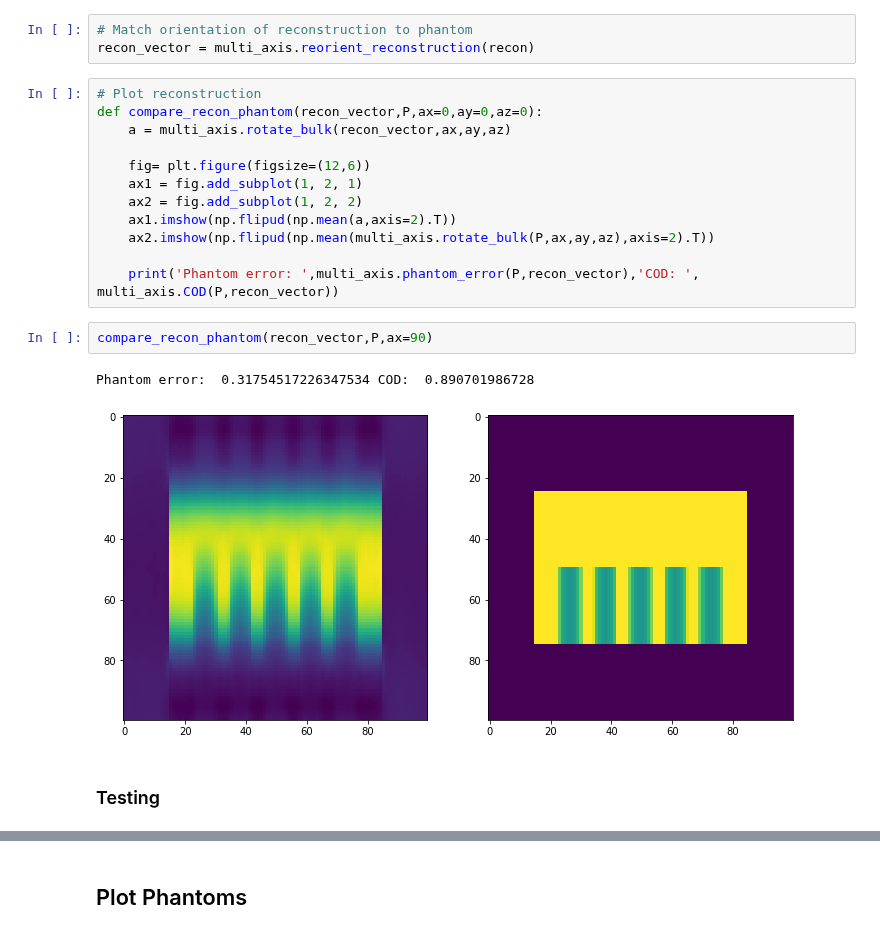
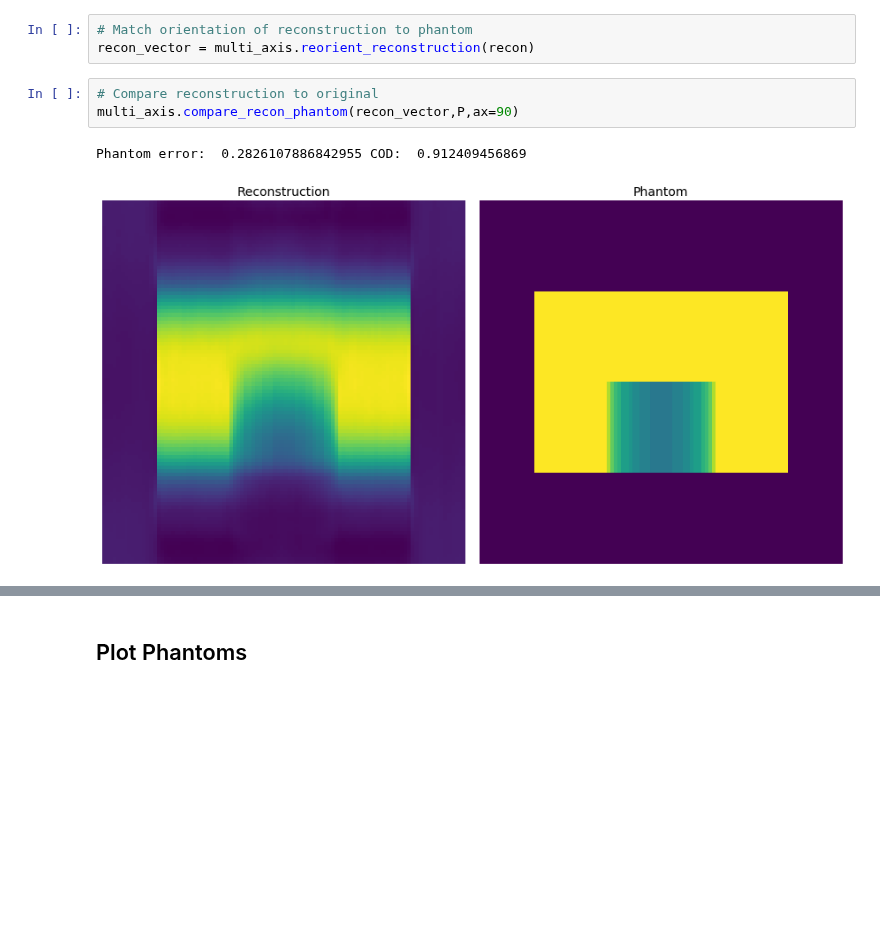
Before and after one commit to grlewis333/phd-work, a Jupyter notebook: multi-axis-tomo/scalar-rot-proj.ipynb, the cells around one changed output, grey strips where cells are left out. Cells and saved outputs as stored; diff of their text form; blank space fills up the shorter version.

Commit message:
update schemes and phantoms

```diff
--- a/multi-axis-tomo/scalar-rot-proj.ipynb
+++ b/multi-axis-tomo/scalar-rot-proj.ipynb
@@ -51,22 +53,9 @@ Started reconstruction... Finished after 13 s
 # %%
 # Match orientation of reconstruction to phantom
 recon_vector = multi_axis.reorient_reconstruction(recon)
-# %%
-# Plot reconstruction
-def compare_recon_phantom(recon_vector,P,ax=0,ay=0,az=0):
-    a = multi_axis.rotate_bulk(recon_vector,ax,ay,az)
-
-    fig= plt.figure(figsize=(12,6))
-    ax1 = fig.add_subplot(1, 2, 1)
-    ax2 = fig.add_subplot(1, 2, 2)
-    ax1.imshow(np.flipud(np.mean(a,axis=2).T))
-    ax2.imshow(np.flipud(np.mean(multi_axis.rotate_bulk(P,ax,ay,az),axis=2).T))
-
-    print('Phantom error: ',multi_axis.phantom_error(P,recon_vector),'COD: ', multi_axis.COD(P,recon_vector))
 # %%
-compare_recon_phantom(recon_vector,P,ax=90)
+# Compare reconstruction to original
+multi_axis.compare_recon_phantom(recon_vector,P,ax=90)
 # %% [output]
-Phantom error:  0.31754517226347534 COD:  0.890701986728
+Phantom error:  0.2826107886842955 COD:  0.912409456869
-[figure, old version]
+[figure, new version]
-# %% [markdown]
-### Testing
```
Also changed, not shown: parts of 32 cells of this notebook, 2 other files.
